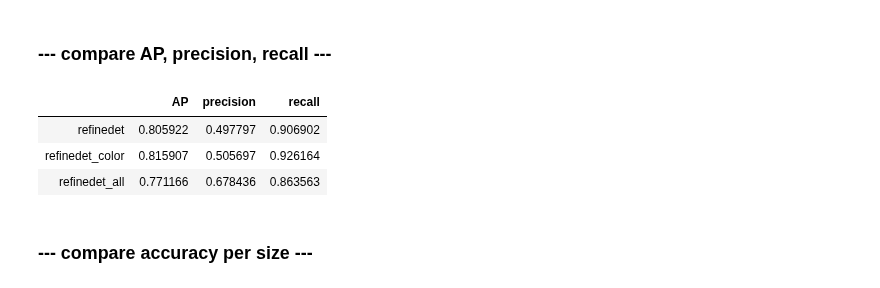
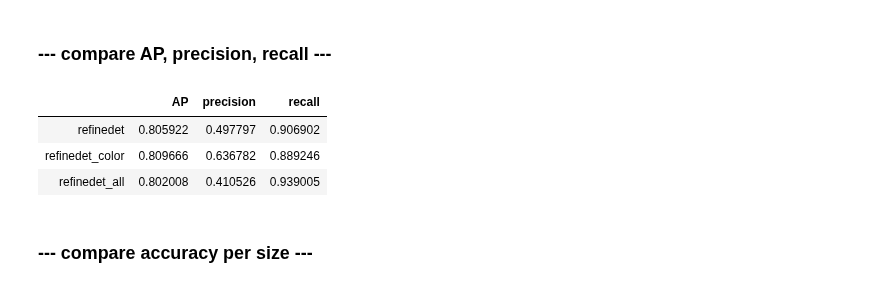
Before and after one commit to keiiti975/Insect_Phenology_Detector, a Jupyter notebook: result/detection/compare_augmentation_combination/compare_augmentation_combination.ipynb, the cells around one changed output. Drawn from its saved outputs; the diff is of its cells as text; code cells hidden in the pictures.

```diff
--- a/result/detection/compare_augmentation_combination/compare_augmentation_combination.ipynb
+++ b/result/detection/compare_augmentation_combination/compare_augmentation_combination.ipynb
@@ -9,24 +9,24 @@ plt.style.use("ggplot")
 # %% [markdown]
 ### --- compare AP, precision, recall ---
 # %%
-refinedet = pd.read_csv('/home/tanida/workspace/Insect_Phenology_Detector/figure/detection/RefineDet/crop_b2_2_4_8_16_32_im512_freeze_20200806_use_extra/class_df.csv')
+refinedet = pd.read_csv('/home/tanida/workspace/Insect_Phenology_Detector/figure/detection/RefineDet/crop_b2/tcb5_im512_freeze_20200806_use_extra/class_df.csv')
 refinedet = refinedet.drop('Unnamed: 0', axis=1)
-refinedet_color = pd.read_csv('/home/tanida/workspace/Insect_Phenology_Detector/figure/detection/RefineDet/crop_b2_2_4_8_16_32_im512_freeze_20200806_Color/class_df.csv')
-refinedet_color = refinedet_color.drop('Unnamed: 0', axis=1)
-refinedet_all = pd.read_csv('/home/tanida/workspace/Insect_Phenology_Detector/figure/detection/RefineDet/crop_b2_2_4_8_16_32_im512_freeze_20200806_All/class_df.csv')
+refinedet_cutout = pd.read_csv('/home/tanida/workspace/Insect_Phenology_Detector/figure/detection/RefineDet/crop_b2/tcb5_im512_freeze_20200806_use_extra_Cutout/class_df.csv')
+refinedet_cutout = refinedet_cutout.drop('Unnamed: 0', axis=1)
+refinedet_all = pd.read_csv('/home/tanida/workspace/Insect_Phenology_Detector/figure/detection/RefineDet/crop_b2/tcb5_im512_freeze_20200806_use_extra_All/class_df.csv')
 refinedet_all = refinedet_all.drop('Unnamed: 0', axis=1)
 # %%
 ap_df = pd.DataFrame(columns=["AP", "precision", "recall"])
 ap_df = ap_df.append(refinedet, ignore_index=True)
-ap_df = ap_df.append(refinedet_color, ignore_index=True)
+ap_df = ap_df.append(refinedet_cutout, ignore_index=True)
 ap_df = ap_df.append(refinedet_all, ignore_index=True)
 ap_df.index = ["refinedet", "refinedet_color", "refinedet_all"]
 ap_df
 # %% [output]
 |  | AP | precision | recall |
 | refinedet | 0.805922 | 0.497797 | 0.906902 |
-| refinedet_color | 0.815907 | 0.505697 | 0.926164 |
-| refinedet_all | 0.771166 | 0.678436 | 0.863563 |
+| refinedet_color | 0.809666 | 0.636782 | 0.889246 |
+| refinedet_all | 0.802008 | 0.410526 | 0.939005 |
 # %% [markdown]
 ### --- compare accuracy per size ---
 # %%
```
Also changed, not shown: parts of 4 cells of this notebook, 7 other files.
